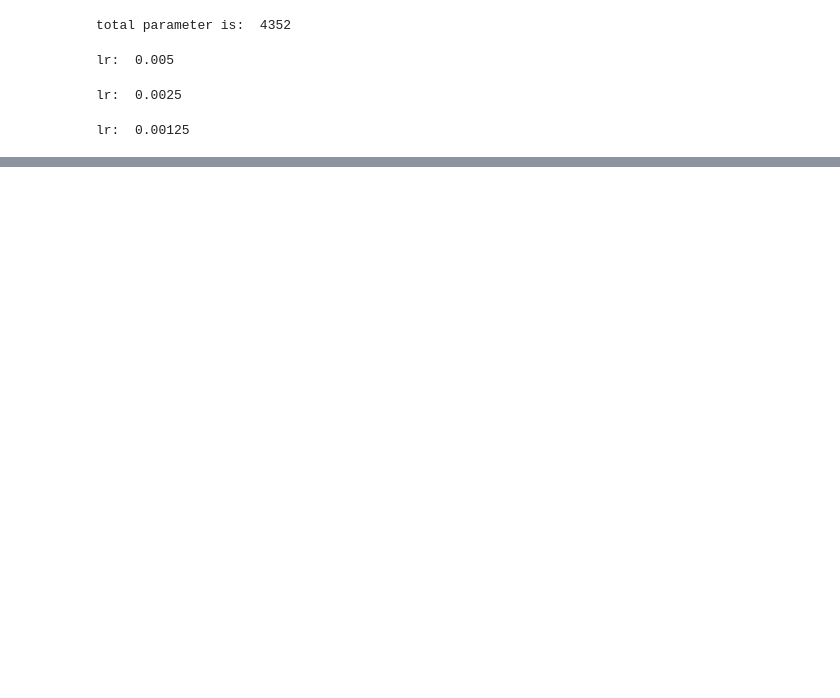
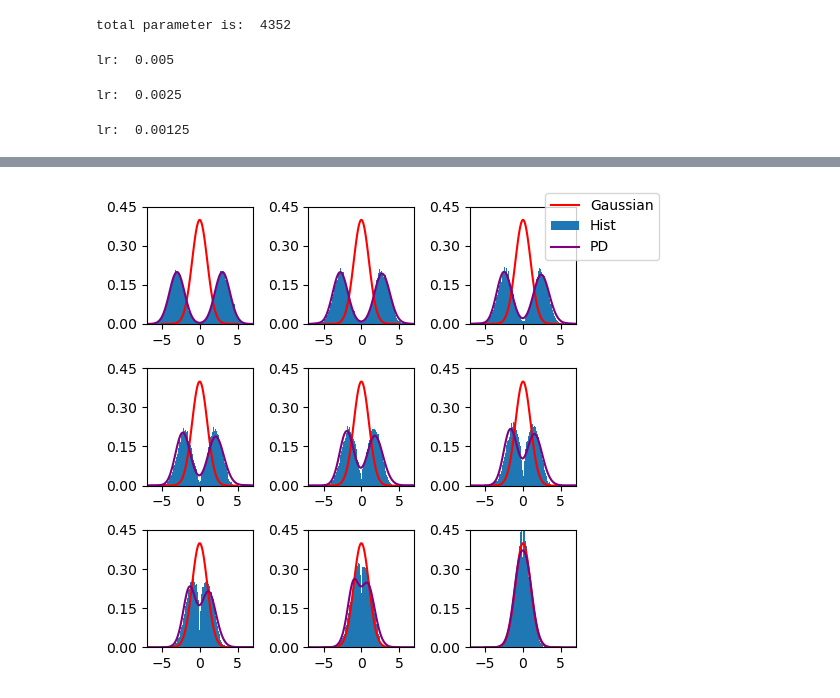
Before and after one commit to sharkjingyang/SchB, a Jupyter notebook: SchB_1d.ipynb, the cells around one changed output, grey strips where cells are left out. Drawn from its saved outputs; the diff is of its cells as text; code cells hidden in the pictures; blank space fills up the shorter version.

```diff
--- a/SchB_1d.ipynb
+++ b/SchB_1d.ipynb
@@ -288 +288,42 @@ tensor(2.3127)
+# %%
+import scipy.io
+mat_file_path = 'SchB_primal_dual/rho_opt.mat'
+data= scipy.io.loadmat(mat_file_path)
+rho=data["rho_opt"]    #61*120 (Nt+1)*Nx
+
+X = [-10, 10]
+Nx = 120
+dx = (X[1] - X[0]) / Nx
+PD_x_space = np.linspace(X[0] + 0.5 * dx, X[1] - 0.5 * dx, Nx)
+fig, axs = plt.subplots(3, 3, figsize=(5, 5))
+x_space = torch.linspace(-5, 5, 100)
+
+for i in range(3):
+    for j in range(3):
+        # 特殊处理最后一个子图
+        axs[i, j].yaxis.set_major_locator(MaxNLocator(nbins=4))
+        axs[i, j].set_ylim([0, 0.45])
+        axs[i, j].set_xlim([-7, 7])
+        label1, = axs[i, j].plot(x_space, Gaussian_1d(x_space), color="red", label="Gaussian")
+        n0,b, label2 = axs[i, j].hist(zFull[:, :, i * 3 + j].detach().cpu().numpy(), bins=100, density=True, label="Hist")
+        if i==0 and j==0:
+            label3, = axs[i, j].plot(PD_x_space,rho[0,:] ,color="purple", label="PD")
+        else:
+            label3, = axs[i, j].plot(PD_x_space,rho[int((i * 3 + j)*60/8)-1,:] ,color="purple", label="PD")
+
+        # mid=[]
+        # height=[]
+        # for k in range(b.shape[0]-1):
+        #     mid.append((b[k]+b[k+1])/2)
+        #     height.append(label2[k].get_height())
+        # mid=np.array(mid)
+        # height=np.array(height)
+        # axs[i, j].plot(mid,height)
+
+
+lines_label = [label1, label2[0],label3]  # label2 是一个元组，取第一个元素
+fig.legend(lines_label, [l.get_label() for l in lines_label], loc="upper right", bbox_to_anchor=(1.15, 1))
+plt.tight_layout()
+# %% [output]
+[figure, added]
 # %%
```
Also changed, not shown: parts of 5 cells of this notebook, 23 other files.
